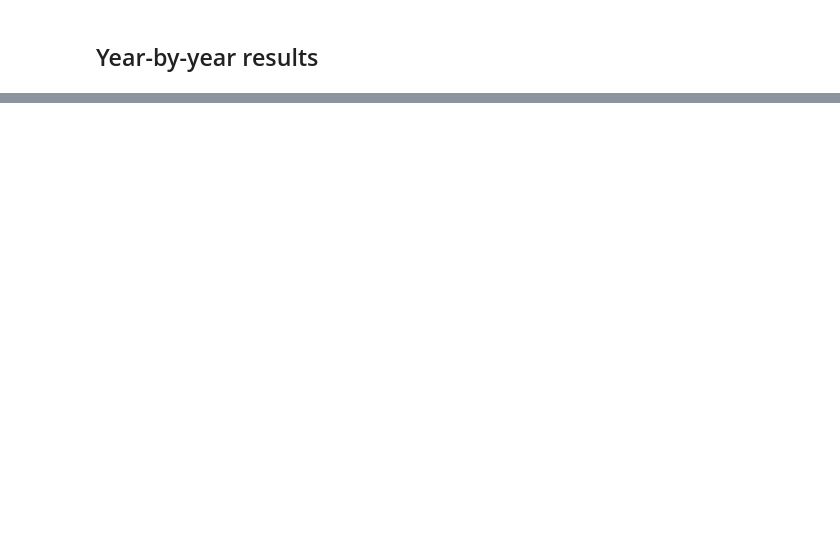
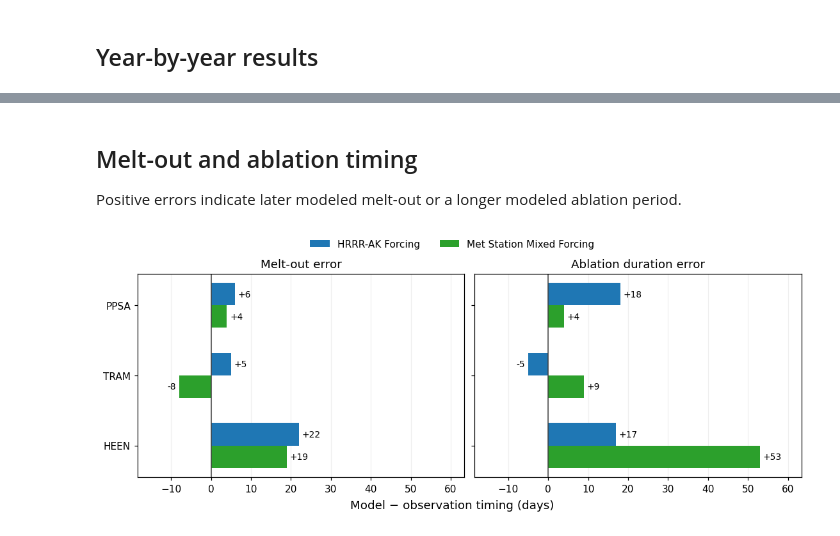
Before and after one commit to cassielumbrazo/juneau_snow_modeling_manuscript, a Jupyter notebook: tables/table1_publication.ipynb, the cells around one changed output, grey strips where cells are left out. Cells and saved outputs as stored; diff of their text form; code cells hidden in the pictures; blank space fills up the shorter version.

```diff
--- a/tables/table1_publication.ipynb
+++ b/tables/table1_publication.ipynb
@@ -546,0 +598,12 @@ HEEN | Snow depth performance by water year
+# %% [markdown]
+## Melt-out and ablation timing
+
+Positive errors indicate later modeled melt-out or a longer modeled ablation period.
+# %%
+plot_performance_metrics(
+    {"Snow Disappearance Error (days)": "Melt-out error",
+     "Ablation Duration Error (days)": "Ablation duration error"},
+    "Model − observation timing (days)",
+)
+# %% [output]
+[figure, added]
```
Also changed, not shown: parts of 4 cells of this notebook, 8 other files.
